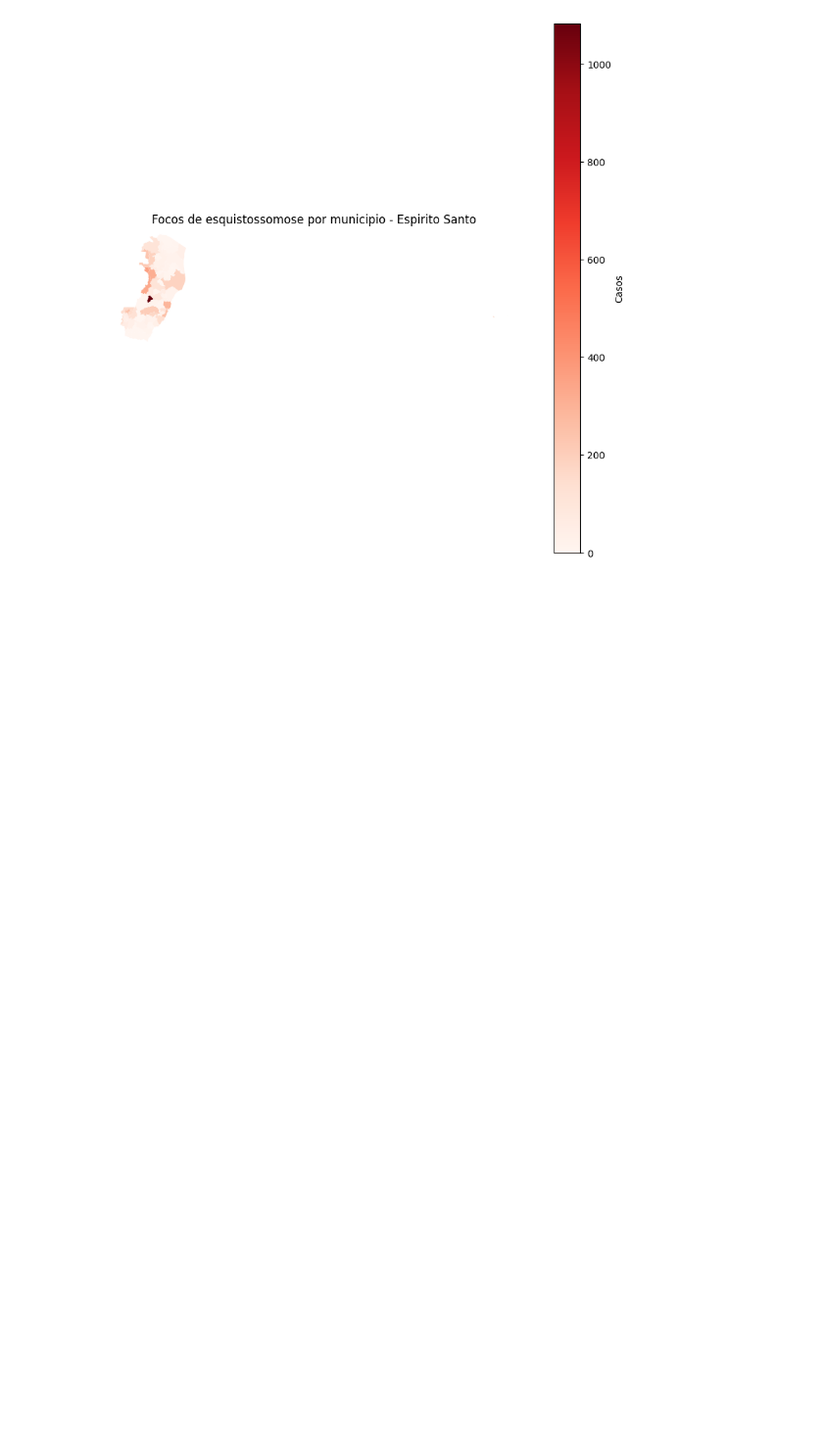
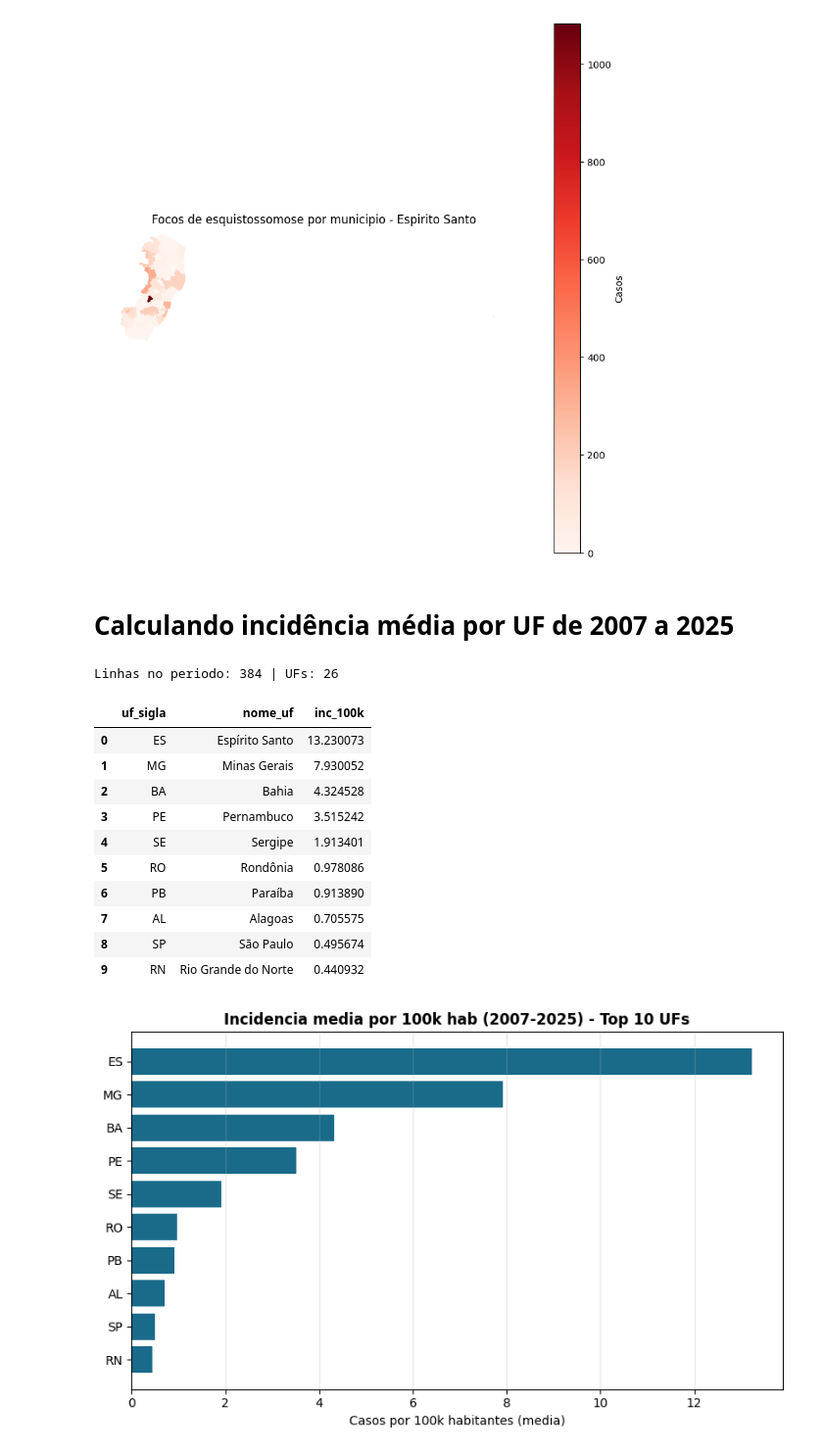
Before and after one commit to LuizCorrei4/Projeto-Caramujo, a Jupyter notebook: notebooks/analise_geoespacial/exploracao_geografica_analise_temporal.ipynb, the cells around one changed output. Shown at 98% size. Drawn from its saved outputs; the diff is of its cells as text; code cells hidden in the pictures; blank space fills up the shorter version.

```diff
--- a/notebooks/analise_geoespacial/exploracao_geografica_analise_temporal.ipynb
+++ b/notebooks/analise_geoespacial/exploracao_geografica_analise_temporal.ipynb
@@ -379,3 +379,50 @@ ax.set_title("Focos de esquistossomose por municipio - Espirito Santo")
 ax.set_axis_off()
 # %% [output]
 [figure]
+# %% [markdown]
+# Calculando incidência média por UF de 2007 a 2025
+# %%
+# Incidencia media por UF no periodo 2007-2025
+if "inc_uf" not in globals():
+    raise NameError("inc_uf nao encontrado. Execute as celulas de incidencia anual antes.")
+
+inc_periodo = inc_uf[(inc_uf["ano"] >= 2007) & (inc_uf["ano"] <= 2025)].copy()
+inc_periodo = inc_periodo[inc_periodo["inc_100k"].notna()]
+
+inc_media_uf = (
+    inc_periodo.groupby(["uf_sigla", "nome_uf"], dropna=False)["inc_100k"]
+    .mean()
+    .reset_index()
+    .sort_values("inc_100k", ascending=False)
+    .reset_index(drop=True)
+ )
+
+print(f"Linhas no periodo: {len(inc_periodo):,} | UFs: {inc_media_uf['uf_sigla'].nunique()}")
+display(inc_media_uf.head(10))
+
+# Grafico rapido: top 10 UFs
+top_n = 10
+top_ufs = inc_media_uf.head(top_n)
+
+fig, ax = plt.subplots(figsize=(8, 5))
+ax.barh(top_ufs["uf_sigla"], top_ufs["inc_100k"], color="#1a6b8a")
+ax.invert_yaxis()
+ax.set_title("Incidencia media por 100k hab (2007-2025) - Top 10 UFs", fontsize=12, fontweight="bold")
+ax.set_xlabel("Casos por 100k habitantes (media)")
+ax.grid(axis="x", alpha=0.3)
+plt.tight_layout()
+plt.show()
+# %% [output]
+Linhas no periodo: 384 | UFs: 26
+|  | uf_sigla | nome_uf | inc_100k |
+| 0 | ES | Espírito Santo | 13.230073 |
+| 1 | MG | Minas Gerais | 7.930052 |
+| 2 | BA | Bahia | 4.324528 |
+| 3 | PE | Pernambuco | 3.515242 |
+| 4 | SE | Sergipe | 1.913401 |
+| 5 | RO | Rondônia | 0.978086 |
+| 6 | PB | Paraíba | 0.913890 |
+| 7 | AL | Alagoas | 0.705575 |
+| 8 | SP | São Paulo | 0.495674 |
+| 9 | RN | Rio Grande do Norte | 0.440932 |
+[figure, added]
```
Also changed, not shown: parts of 2 cells of this notebook, 19 other files.
